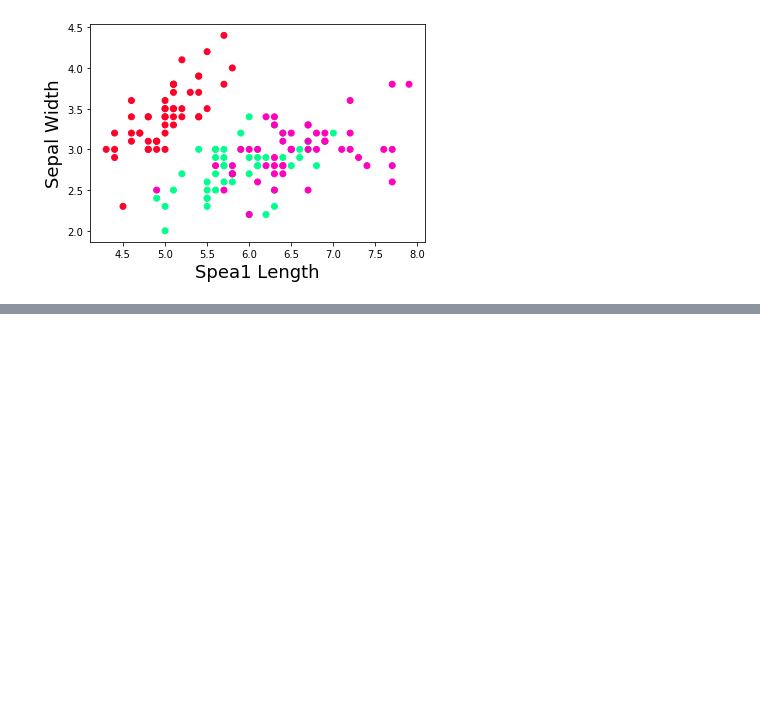
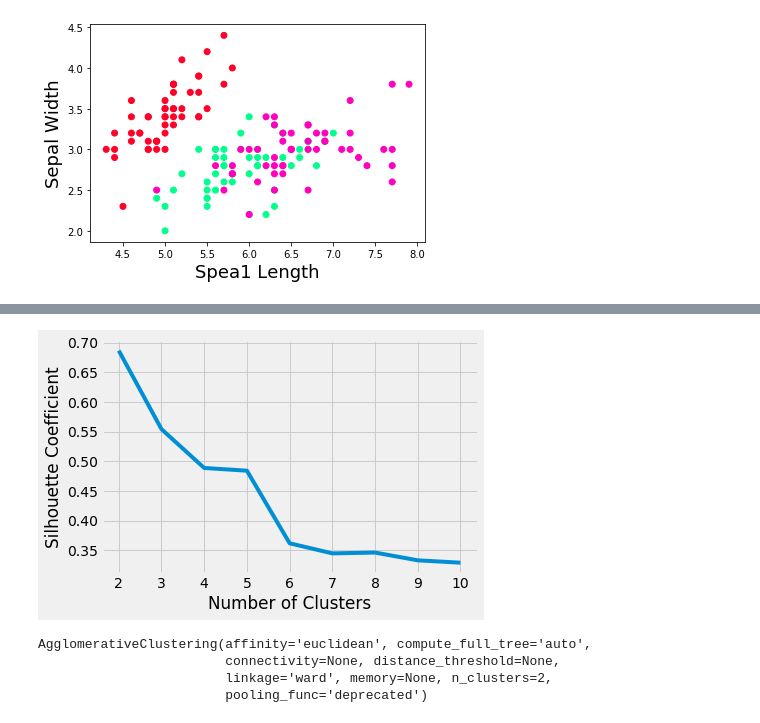
Before and after one commit to ajaywaghmare/Clustering, a Jupyter notebook: Agglomorative.ipynb, the cells around one changed output, grey strips where cells are left out. Drawn from its saved outputs; the diff is of its cells as text; code cells hidden in the pictures; blank space fills up the shorter version.

Commit message:
implemented Agglomorative clustering with performance measures

```diff
--- a/Agglomorative.ipynb
+++ b/Agglomorative.ipynb
@@ -103,0 +110,9 @@ plt.show()
+# %%
+silhouette_coefficients = []
+
+
+for k in range(2, 11):
+    ac = AgglomerativeClustering(n_clusters=k)
+    ac.fit(x)
+    silhouette_s = silhouette_score(x, ac.labels_)
+    silhouette_coefficients.append(silhouette_s)
@@ -103,0 +131,17 @@ plt.show()
+# %%
+plt.style.use("fivethirtyeight")
+plt.plot(range(2, 11), silhouette_coefficients)
+plt.xticks(range(2, 11))
+plt.xlabel("Number of Clusters")
+plt.ylabel("Silhouette Coefficient")
+plt.show()
+# %% [output]
+[figure, added]
+# %%
+ac = AgglomerativeClustering(n_clusters=2)
+ac.fit(x)
+# %% [output]
+AgglomerativeClustering(affinity='euclidean', compute_full_tree='auto',
+                        connectivity=None, distance_threshold=None,
+                        linkage='ward', memory=None, n_clusters=2,
+                        pooling_func='deprecated')
```
Also changed, not shown: parts of 8 cells of this notebook.
